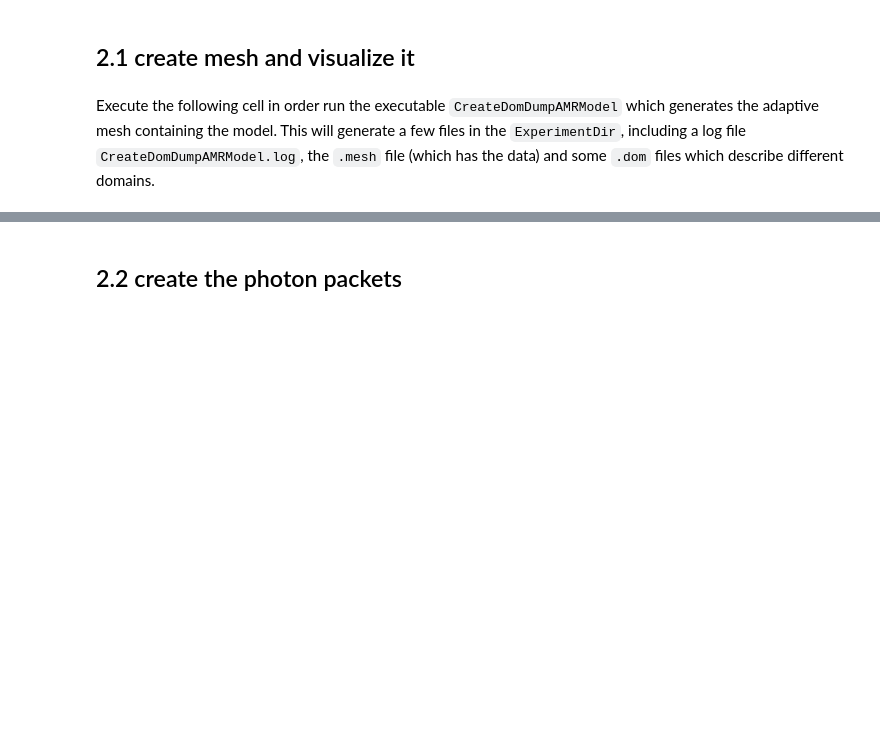
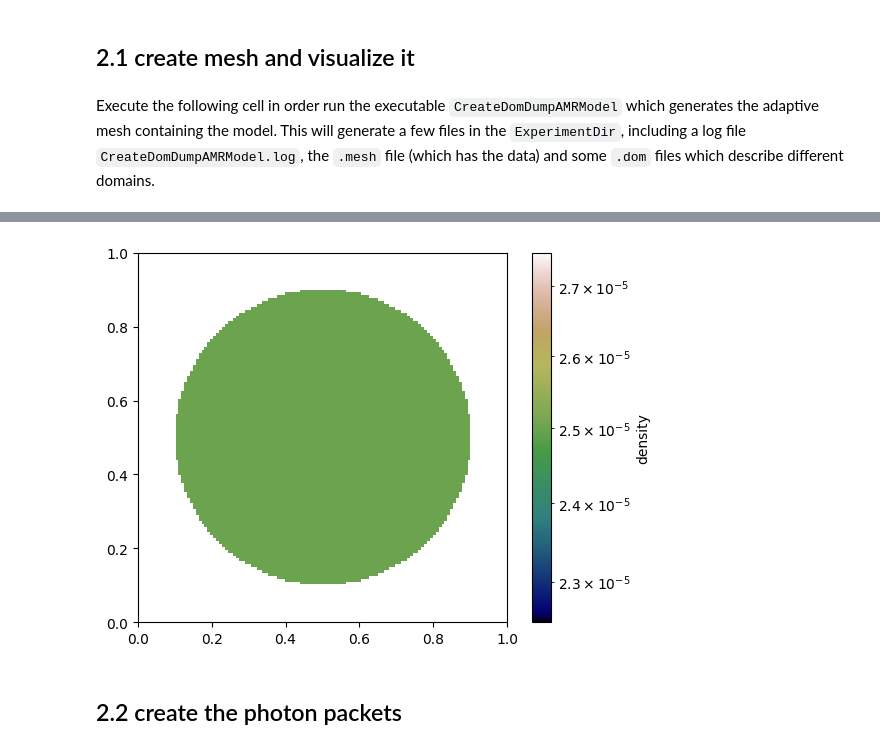
Before and after one commit to Supriyosaha1/Department_project-II, a Jupyter notebook: tutorials/tutorial_1/Tutorial-1.ipynb, the cells around one changed output, grey strips where cells are left out. Drawn from its saved outputs; the diff is of its cells as text; code cells hidden in the pictures; blank space fills up the shorter version.

```diff
--- a/tutorials/tutorial_1/Tutorial-1.ipynb
+++ b/tutorials/tutorial_1/Tutorial-1.ipynb
@@ -226,3 +274,32 @@ if error != 0:
+# %%
+# make a density map
+positions = mdom.gas.xleaf
+density = np.array(mdom.gas.nion)
+
+# select only cells with non-zero density
+ii = density > 0
+pos = np.array((positions[0,:][ii],positions[1,:][ii],positions[2,:][ii]))
+lev = levels[ii]
+dens = density[ii]
+
+map, _ = ma.make_map(lmax,pos,lev,dens,0.,1.,0.,1.,0.,1.,'z')
+
+#nleaf = mdom.nleaf
+#deno = np.ones(nleaf)
+deno = np.ones(dens.shape)
+weight, _ = ma.make_map(lmax,pos,lev,deno,0.,1.,0.,1.,0.,1.,'z')
+
+from matplotlib.colors import LogNorm
+im = plt.imshow(map/weight,interpolation='nearest',origin='lower',
+                    norm=LogNorm(),
+                    extent=(0.,1.,0.,1.),
+                    cmap='gist_earth')
+
+cbar = plt.colorbar(im)
+cbar.set_label(r'density')
+plt.show()
+# %% [output]
+[figure, added]
 # %% [markdown]
 ## 2.2 create the photon packets
 # %% [markdown]
```
Also changed, not shown: parts of 7 cells of this notebook, 1 other file.
